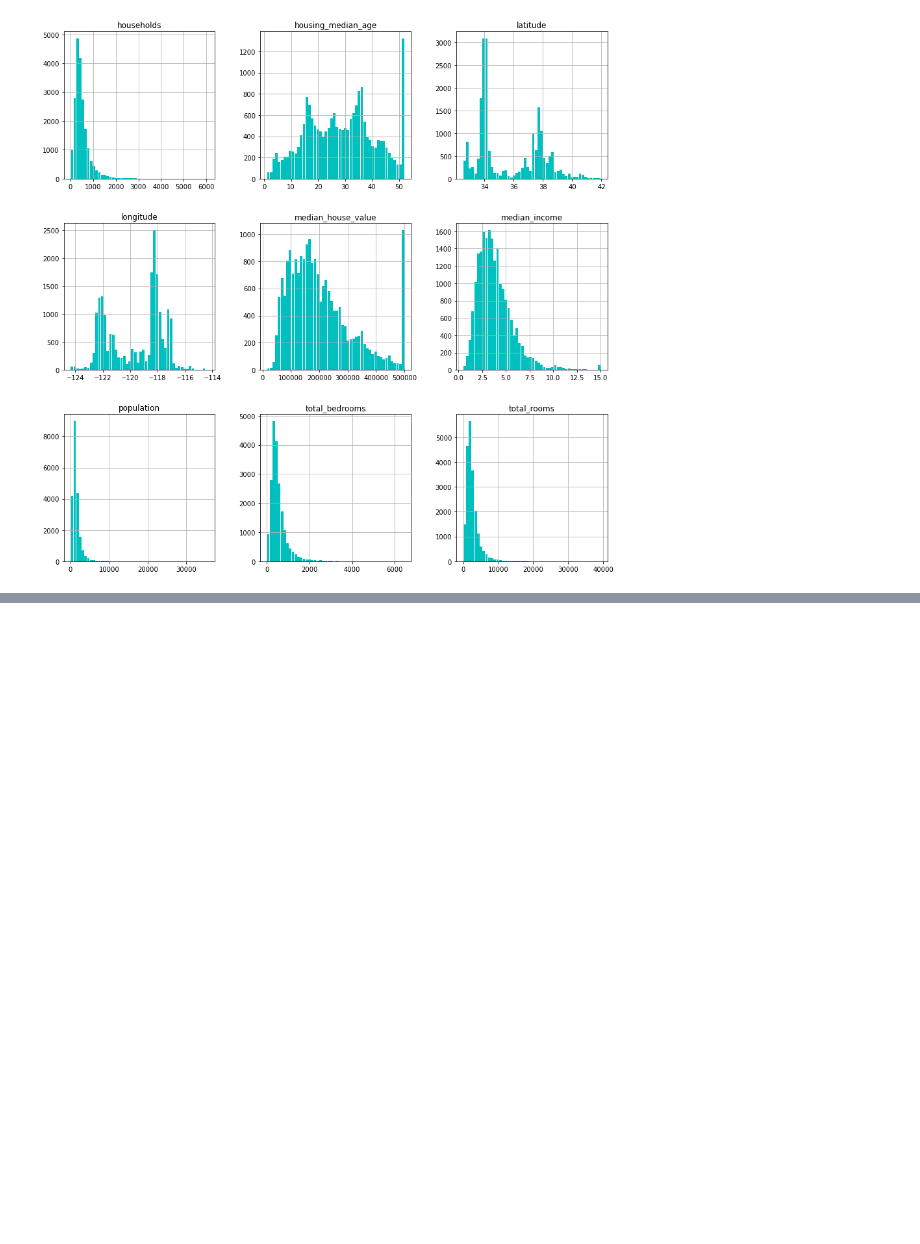
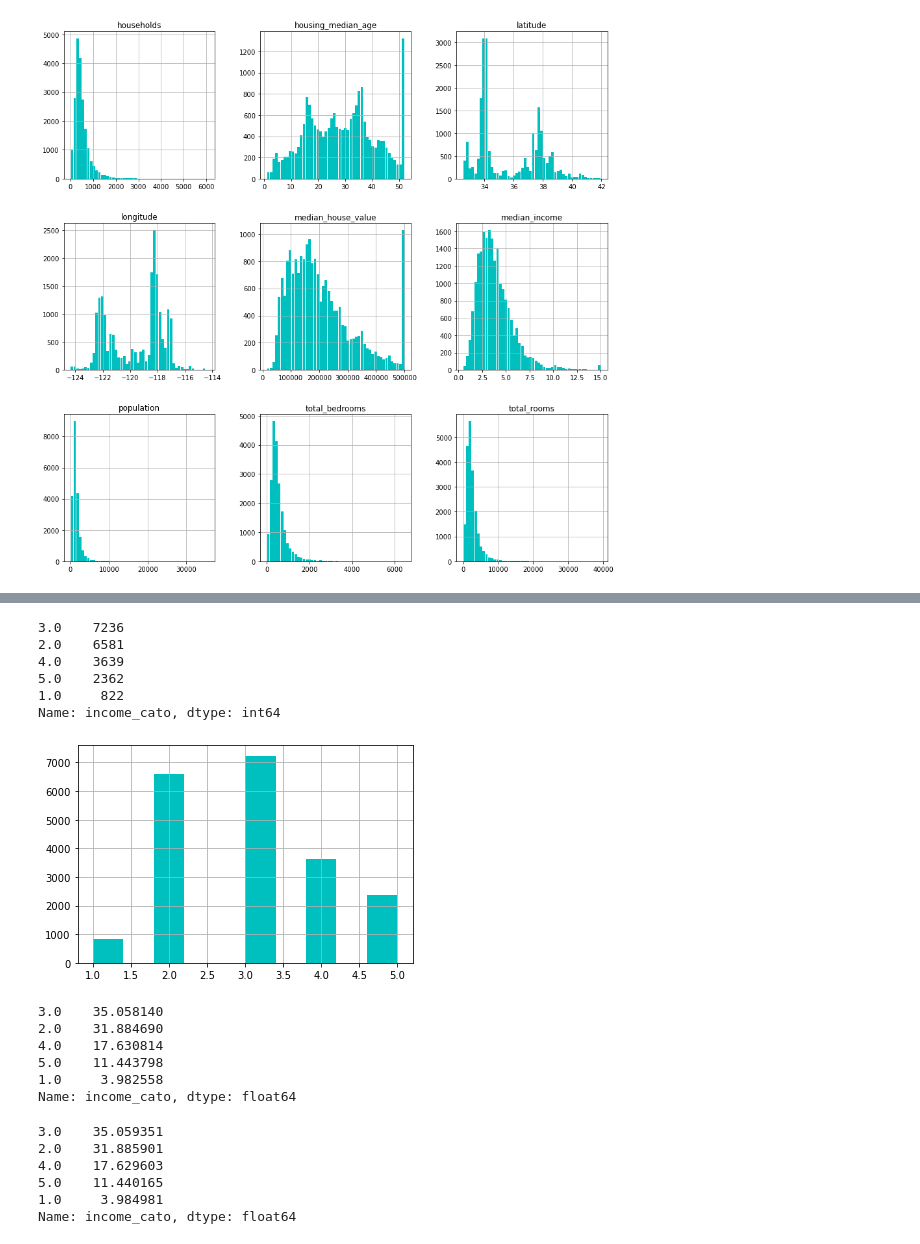
Before and after one commit to Sreekanthrshekar/VERIFIED, a Jupyter notebook: 07_REGRESSION/california_housing_multivariate_regression.ipynb, the cells around one changed output, grey strips where cells are left out. Cells and saved outputs as stored; diff of their text form; code cells hidden in the pictures; blank space fills up the shorter version.

Commit message:
made stratified shuffle split to avoid sampling bias.

```diff
--- a/07_REGRESSION/california_housing_multivariate_regression.ipynb
+++ b/07_REGRESSION/california_housing_multivariate_regression.ipynb
@@ -34,3 +35,5 @@ datasets/housing/housing.csv
+# %%
+housing_df = pd.read_csv("datasets/housing/housing.csv")
 # %%
 housing_df
 # %% [output]
@@ -102,3 +105,6 @@ housing_df.hist(bins=50, rwidth=0.9, figsize =(15,15), color ='c',histtype='bar'
 plt.show()
 # %% [output]
 [figure]
+# %%
+housing_df['income_cato']= np.ceil(housing_df["median_income"]/1.5)
+housing_df['income_cato'].value_counts()
@@ -104,0 +124,14 @@ plt.show()
+# %%
+housing_df['income_cato'].where(housing_df['income_cato']<5,5.0, inplace =True)
+housing_df['income_cato'].value_counts()
+# %% [output]
+3.0    7236
+2.0    6581
+4.0    3639
+5.0    2362
+1.0     822
+Name: income_cato, dtype: int64
+# %%
+housing_df['income_cato'].hist(color ='c');
+# %% [output]
+[figure, added]
@@ -104,0 +145,18 @@ plt.show()
+# %%
+housing_df['income_cato'].value_counts()*100 /len(housing_df) #checking percentage of each income category in whole dataset
+# %% [output]
+3.0    35.058140
+2.0    31.884690
+4.0    17.630814
+5.0    11.443798
+1.0     3.982558
+Name: income_cato, dtype: float64
+# %%
+strat_train_set['income_cato'].value_counts()*100/len(strat_train_set) #checking percentage of each income category in strat_train_set
+# %% [output]
+3.0    35.059351
+2.0    31.885901
+4.0    17.629603
+5.0    11.440165
+1.0     3.984981
+Name: income_cato, dtype: float64
```
Also changed, not shown: parts of 17 cells of this notebook.
